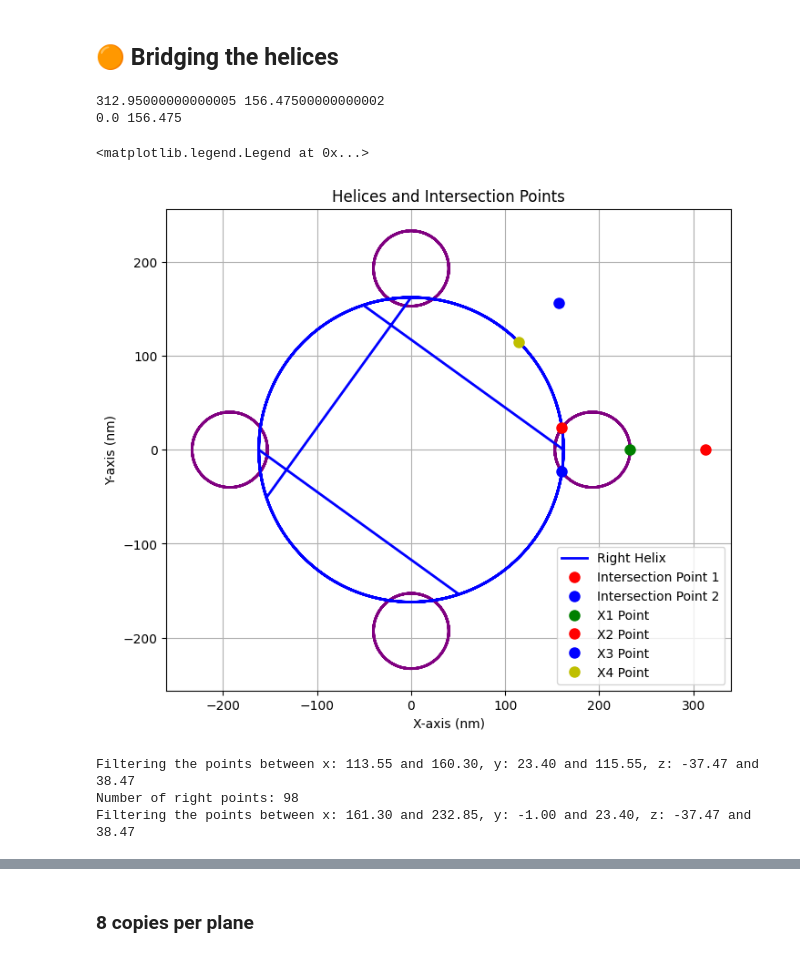
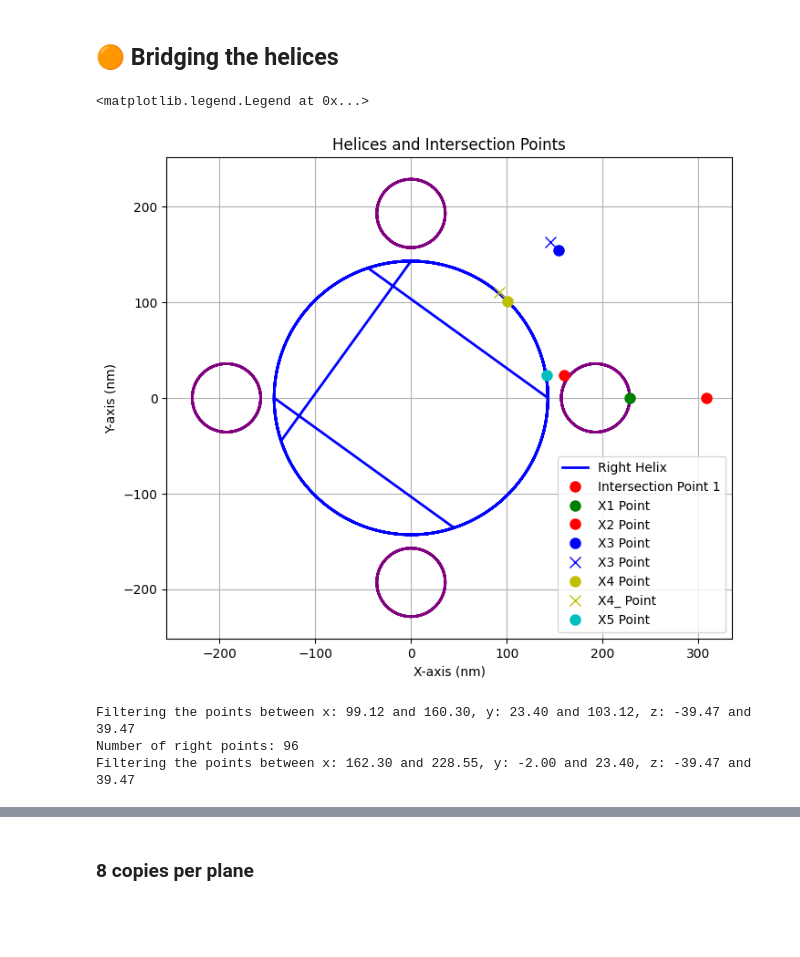
Before and after one commit to rubizarmiento/Chloroplast, a Jupyter notebook: remeshing.ipynb, the cells around one changed output, grey strips where cells are left out. Drawn from its saved outputs; the diff is of its cells as text; code cells hidden in the pictures; blank space fills up the shorter version.

Commit message:
Final model. Pending cleaning. Added visualization

```diff
--- a/remeshing.ipynb
+++ b/remeshing.ipynb
@@ -3425,7 +3442,7 @@ helix_points = generate_helix_spline(x0=0, y0=0, z0=0, radius=r_spline_right, pi
                          n_points=resolution_spline, chirality='right')
 
 # Also a spline, used later to merge the helices
-helix_points_outer = generate_helix_spline(x0=0, y0=0, z0=0, radius=total_radius_right_helix, pitch=pitch_right, turns=n_turns_right_helix,
+helix_points_outer = generate_helix_spline(x0=0, y0=0, z0=0, radius=r_spline_right, pitch=pitch_right, turns=n_turns_right_helix,
                          n_points=resolution_spline, chirality='right')
 
 # Convert the points to a PolyData object
@@ -3782,7 +3799,7 @@ for helix in left_helix_4[1:]:
 # Outer helices to be used later
 array_left_outer_helices = []
 for i in range(len(centers)):
-    spline = create_elliptical_helix(x0=centers[0][0], y0=centers[0][1], z0=centers[0][2], radius_x=total_radius_left_helix, radius_y=total_radius_left_helix, pitch=pitch_left, turns=n_turns_left_helix, n_points=1001, chirality='left')
+    spline = create_elliptical_helix(x0=centers[0][0], y0=centers[0][1], z0=centers[0][2], radius_x=r_spline_left, radius_y=r_spline_left, pitch=pitch_left, turns=n_turns_left_helix, n_points=1001, chirality='left')
     spline = pv.PolyData(spline)
     #Center at the origin
     spline.points -=spline.center
@@ -4160,9 +4177,6 @@ OBJ file '/Users/rubi/Documents/GitHub/Chloroplast/models/subgrid_pitch_boxes_1n
 # %% [markdown]
 ## 🟠 Bridging the helices
 # %%
-
-
-tangent_angle = 5  # Angle left handed helix to draw the tangents (degrees)
 intersections = find_cicles_intersection(
     r1=total_radius_left_helix,
     r2=total_radius_right_helix,
@@ -4170,9 +4184,10 @@ intersections = find_cicles_intersection(
     c2=(0, 0)
 )
 
-x1, y1 = get_x_y_coordinantes_circle_angle(total_radius_left_helix, c1=(d_granum_helix, 0), angle=0)
-x4, y4 = get_x_y_coordinantes_circle_angle(total_radius_right_helix, c1=(0, 0), angle=45)
-
+x1, y1 = get_x_y_coordinantes_circle_angle(r_spline_left, c1=(d_granum_helix, 0), angle=0)
+x4, y4 = get_x_y_coordinantes_circle_angle(r_spline_right, c1=(0, 0), angle=45)
+x4_ = x4 - height_granum/2
+y4_ = y4 + height_granum/2
 
 
 #tangents = tangent_points_from_circle_point(
@@ -4190,9 +4205,11 @@ angle = 45
 
 x3 = (x2/math.sqrt(2)) * math.cos(math.radians(angle))  # Connect to right helix
 y3 = (x2/math.sqrt(2)) * math.sin(math.radians(angle))
-print(x2,x3)
-print(y2,y3)
+x3_ = x3 - height_granum/2
+y3_ = y3 + height_granum/2
 
+x5 = intersections[0][0] - width_right_helix/2  # Connect to left helix
+y5 = intersections[0][1]
 # Create a figure and axis
 fig, ax = plt.subplots(figsize=(8, 8))
 # Plot the left-handed helix
@@ -4200,44 +4217,46 @@ for i in range(len(array_left_outer_helices)):
     helix = array_left_outer_helices[i].points
     ax.plot(helix[:, 0], helix[:, 1], color='purple', linewidth=2, label='Left Helix' if helix is array_left_outer_helices[0] else "")
 
 # Plot the right-handed helix
 ax.plot(combined_right_outer_helices.points[:, 0], combined_right_outer_helices.points[:, 1], color='blue', linewidth=2, label='Right Helix')
 # Plot the intersection points
 ax.plot(intersections[0][0], intersections[0][1], 'ro', markersize=8, label='Intersection Point 1')
-ax.plot(intersections[1][0], intersections[1][1], 'bo', markersize=8, label='Intersection Point 2')
+#ax.plot(intersections[1][0], intersections[1][1], 'bo', markersize=8, label='Intersection Point 2')
 
 # Plot the second tangent points
 #ax.plot(tangents[0][0], tangents[0][1], 'go', markersize=8, label='Tangent Point 1')
 #ax.plot(tangents[1][0], tangents[1][1], 'mo', markersize=8, label='Tangent Point 2')
 
 # Plot extra points
 ax.plot(x1, y1, 'go', markersize=8, label='X1 Point')
 ax.plot(x2, y2, 'ro', markersize=8, label='X2 Point')
 ax.plot(x3, y3, 'bo', markersize=8, label='X3 Point')
+ax.plot(x3_, y3_, 'bx', markersize=8, label='X3 Point')
+
 ax.plot(x4, y4, 'yo', markersize=8, label='X4 Point')
+ax.plot(x4_, y4_, 'yx', markersize=8, label='X4_ Point')
+ax.plot(x5, y5, 'co', markersize=8, label='X5 Point')
 # Set equal aspect ratio
 ax.set_aspect('equal', adjustable='box')
 # Set labels and title
 ax.set_xlabel('X-axis (nm)')
 ax.set_ylabel('Y-axis (nm)')
 ax.set_title('Helices and Intersection Points')
 # Add grid
 ax.grid(True)
 # Add legend
 ax.legend()
 # Show the plot
 #plt.show()
 # %% [output]
-312.95000000000005 156.47500000000002
-0.0 156.475
+<matplotlib.legend.Legend at 0x...>
-<matplotlib.legend.Legend at 0x...>
-[figure, old version]
+[figure, new version]
 # %%
 
-
+target_resolution = 2  # Target resolution for the mesh (nm^2)
 x_limits = [x4-target_resolution, intersections[0][0]]
 y_limits = [intersections[0][1], y4+target_resolution]
-z_limits = [-pitch_left/2, pitch_left/2+target_resolution]  # Add target resolution to the upper limit
+z_limits = [-pitch_left/2-target_resolution, pitch_left/2+target_resolution]  # Add target resolution to the upper limit
 print(f"Filtering the points between x: {x_limits[0]:.2f} and {x_limits[1]:.2f}, y: {y_limits[0]:.2f} and {y_limits[1]:.2f}, z: {z_limits[0]:.2f} and {z_limits[1]:.2f}")
 
 
@@ -4257,7 +4276,7 @@ id_last = np.where(np.all(right_points == right_points[-1], axis=1))[0][0]
 print(f"Number of right points: {len(right_points)}")
 x_limits = [intersections[0][0]+target_resolution, x1]
 y_limits = [y1-target_resolution,intersections[0][1]]
-z_limits = [-pitch_left/2, (pitch_left/2)+target_resolution]  # Add target resolution to the upper limit
+z_limits = [-pitch_left/2-target_resolution, (pitch_left/2)+target_resolution]  # Add target resolution to the upper limit
 print(f"Filtering the points between x: {x_limits[0]:.2f} and {x_limits[1]:.2f}, y: {y_limits[0]:.2f} and {y_limits[1]:.2f}, z: {z_limits[0]:.2f} and {z_limits[1]:.2f}")
 
 left_points = []
@@ -4266,7 +4285,7 @@ for point in array_left_outer_helices[1].points:
         point[1] >= y_limits[0] and
         point[2] >= z_limits[0] and point[2] <= z_limits[1]):
         left_points.append(point)
-
+target_resolution = 1
 
 
 
@@ -4292,6 +4311,8 @@ end_point= [ highest_z_l[0], highest_z_l[1], highest_z_l[2]+dz]
 #----TO DELETE---
 point2 = [x2,y2,right_points[-1][2]]
 point3 = [x3,y3,right_points[-1][2]]
+point5 = [x5,y5,right_points[0][2]]
+intersection_point = [intersections[0][0], intersections[0][1], right_points[0][2]]
 
 d_left_to_point2 = np.linalg.norm(np.array(point2) - left_points[-1])
 resolution_left_to_point2 = int(round(d_left_to_point2 / target_resolution)) + 1
@@ -4304,10 +4325,14 @@ point2_to_point3 = line_between_points(point2, point3, n_segments=resolution_poi
 d_point3_to_right = np.linalg.norm(right_points[-1] - np.array(point3))
 resolution_point3_to_right = int(round(d_point3_to_right / target_resolution)) + 1
 point3_to_right = line_between_points(point3, right_points[-1], n_segments=resolution_point3_to_right)
+
+d_point5_to_intersection = np.linalg.norm(np.array(intersection_point) - np.array(point5))
+resolution_point5_to_intersection = int(round(d_point5_to_intersection / target_resolution)) + 1
+point5_to_intersection = line_between_points(point5, intersection_point, n_segments=resolution_point5_to_intersection)
 # %% [output]
-Filtering the points between x: 113.55 and 160.30, y: 23.40 and 115.55, z: -37.47 and 38.47
-Number of right points: 98
-Filtering the points between x: 161.30 and 232.85, y: -1.00 and 23.40, z: -37.47 and 38.47
+Filtering the points between x: 99.12 and 160.30, y: 23.40 and 103.12, z: -39.47 and 39.47
+Number of right points: 96
+Filtering the points between x: 162.30 and 228.55, y: -2.00 and 23.40, z: -39.47 and 39.47
 # %%
 # Plot right and left points
 plot = pv.Plotter(window_size=[1600, 600])
```
Also changed, not shown: parts of 44 cells of this notebook, 1 other file.
